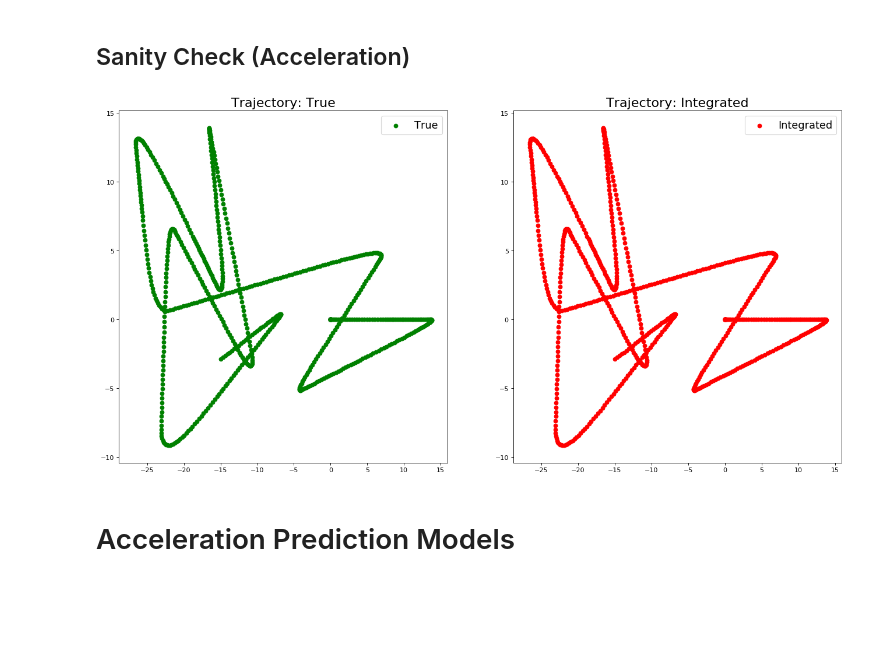
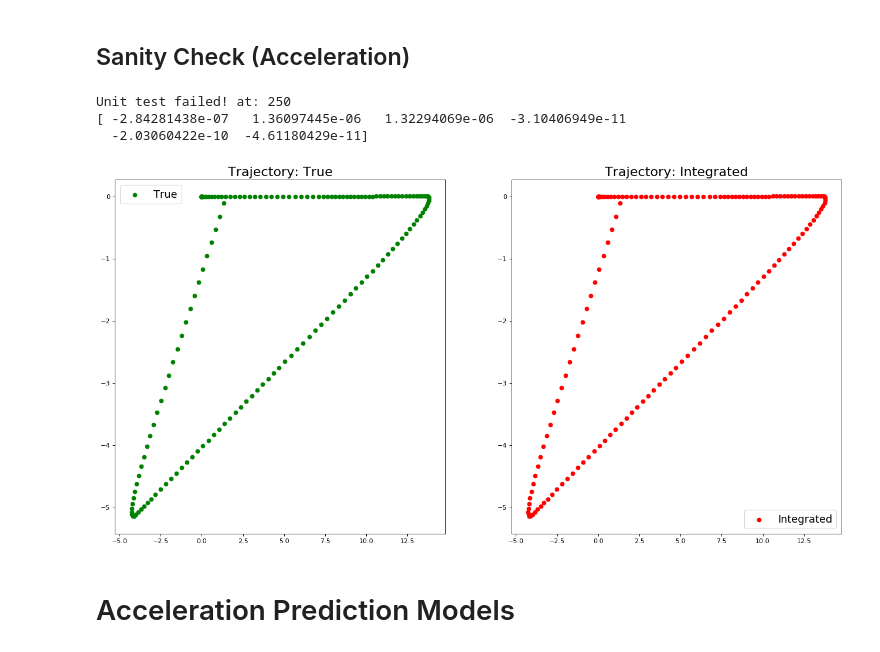
Before and after one commit to abdelrahman-t/rl, a Jupyter notebook: multirotor/src/notebooks/acceleration_model.ipynb, the cells around one changed output. Saved outputs shown, nothing was run; the diff lists cells and outputs as text; code cells hidden in the pictures; blank space fills up the shorter version.

```diff
--- a/multirotor/src/notebooks/acceleration_model.ipynb
+++ b/multirotor/src/notebooks/acceleration_model.ipynb
@@ -23,7 +19,7 @@ path1 = '../datasets/10hz.csv'
 dataset = pd.read_csv(path1)
 length, width = dataset.shape
 # %%
-X, y = getXyAccelerationModel(dataset, limit=length, frequency=10.0)
+X, y, _ = getXyAccelerationModel(dataset, limit=length, frequency=10.0, rotate=True)
 
 train = int(0.9 * length)
 xTrain, xTest, yTrain, yTest = X[:train], X[train:], y[:train], y[train:]
@@ -41,35 +37,40 @@ gen2 = integrateTrajectoryAccelerationBody(position=dataset.loc[1, ['x', 'y', 'z
                                            linearAccelerations=y[['d2XB', 'd2YB', 'd2ZB']].values,
                                            angularAccelerations=y[['d2Roll', 'd2Pitch', 'd2Yaw']].values,
                                            frequency=10.0 * np.ones((limit, )))
 
 figure(num=None, figsize=(20, 10), dpi=80, facecolor='w', edgecolor='k')
 
 for i in range(2, limit):
     o, p = next(gen2)
 
     subplot(1, 2, 1)
     legend(['True'], fontsize=16)
     title('Trajectory: True', fontdict={'fontsize':20})
 
     pTrue = dataset.loc[i, ['x', 'y', 'z']]
     oTrue = dataset.loc[i, ['roll', 'pitch', 'yaw']]
     plt.scatter(pTrue[0], pTrue[1], color='green')
 
     subplot(1, 2, 2)
     legend(['Integrated'], fontsize=16)
     title('Trajectory: Integrated', fontdict={'fontsize':20})
     plt.scatter(p[0], p[1], color='red')
 
     integration_error[i - 2] = np.concatenate((p.astype(np.float64) - pTrue.astype(np.float64),
                                                rad2deg(o.astype(np.float64) - oTrue.astype(np.float64))))
 
     try:
         assert(np.allclose(p.astype(np.float64), pTrue.astype(np.float64)))
         assert(np.allclose(o.astype(np.float64), oTrue.astype(np.float64)))
     except:
-        pass
+        print('Unit test failed! at:', i)
+        print(integration_error[i-2])
+        break
 # %% [output]
+Unit test failed! at: 250
+[ -2.84281438e-07   1.36097445e-06   1.32294069e-06  -3.10406949e-11
+  -2.03060422e-10  -4.61180429e-11]
-[figure, old version]
+[figure, new version]
 # %% [markdown]
 # Acceleration Prediction Models
 # %% [markdown]
```
Also changed, not shown: parts of 6 cells of this notebook, 2 other files.
